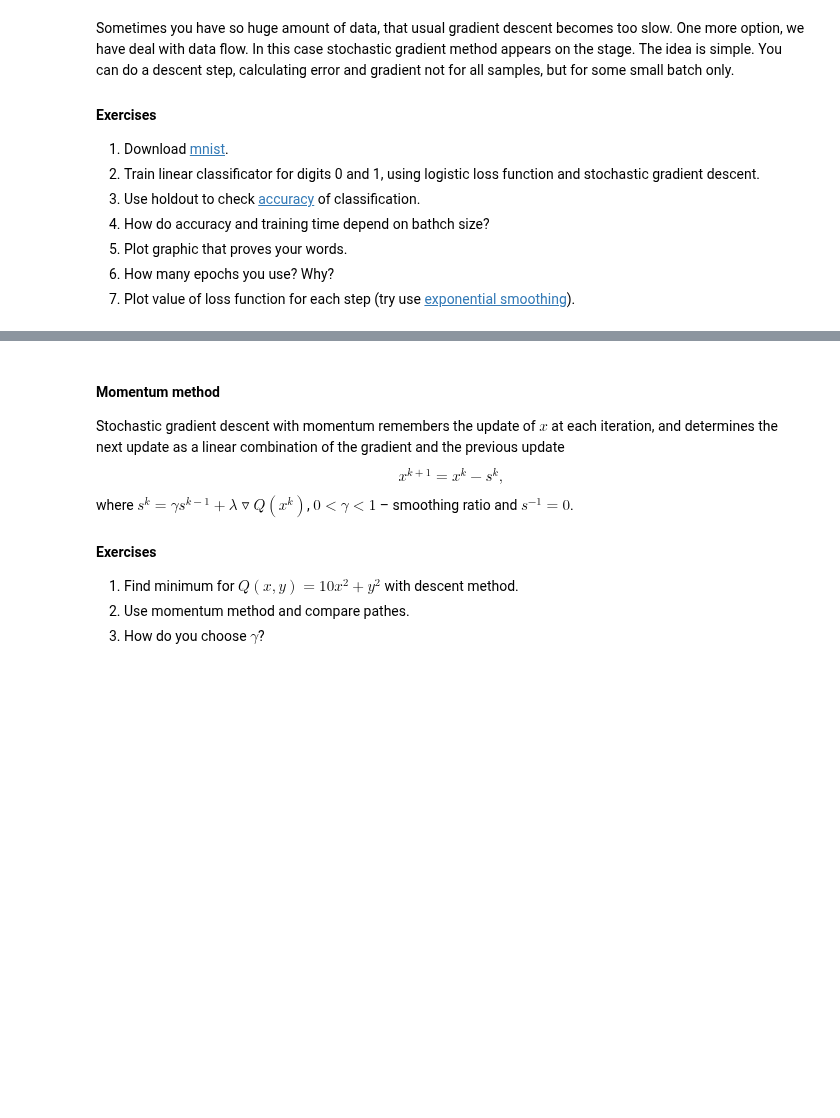
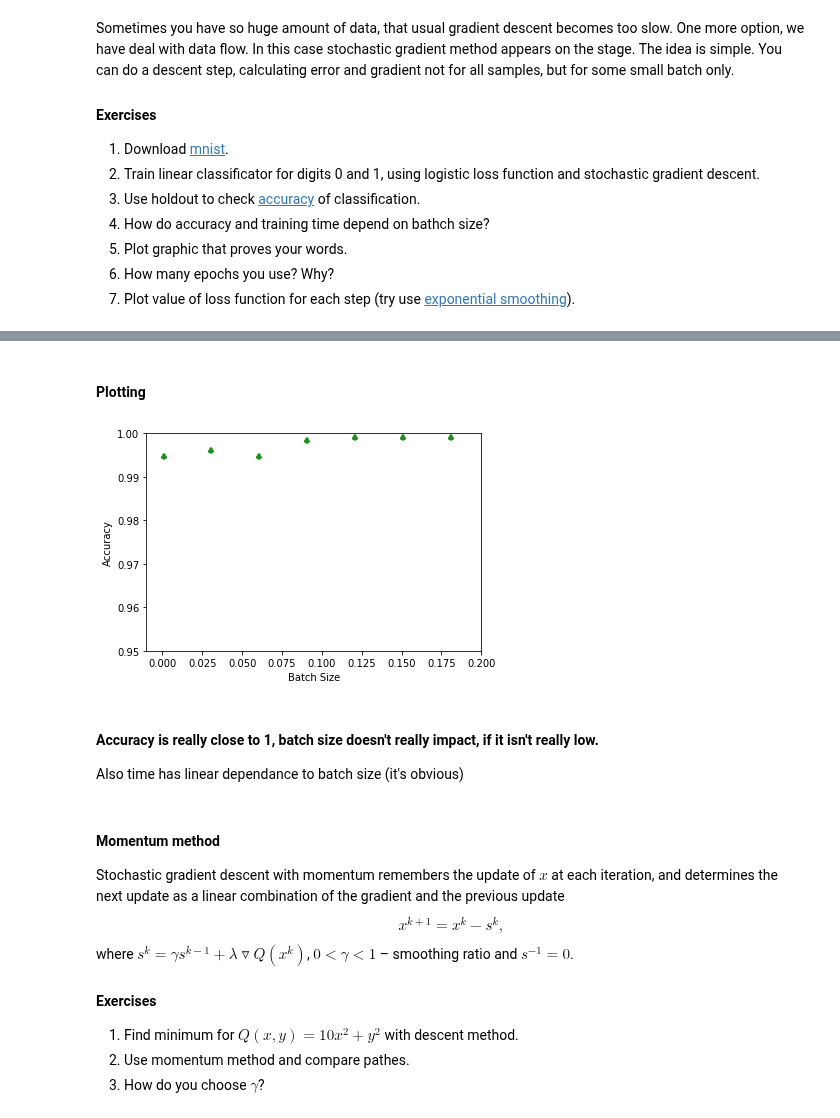
Before and after one commit to peinrules/Darin, a Jupyter notebook: lab-1.ipynb, the cells around one changed output, grey strips where cells are left out. Saved outputs shown, nothing was run; the diff lists cells and outputs as text; code cells hidden in the pictures; blank space fills up the shorter version.

```diff
--- a/lab-1.ipynb
+++ b/lab-1.ipynb
@@ -304,7 +305,7 @@ grad = gradientR
 # %% [markdown]
 ## Gradient Descent
 # %%
-while abs(diff) >= 0.01:
+for i in range(5000):
     prevX, prevY = curX, curY
     curX = curX - Lambda * grad(curX, curY)[0]
     curY = curY - Lambda * grad(curX, curY)[1]
@@ -410,3 +421,15 @@ for i in range(len(testFeaturesBig)):
+# %%
+def predict(hypotesis, testFeatures, testLabels):
+    pred = hypotesis @ np.transpose(testFeatures)
+    total = 0
+    correct = 0
+    for i in range(len(testLabels)):
+        total += 1
+        if (testLabels[i] == 1 and pred[i] > 0) or (testLabels[i] == 0 and pred[i] < 0):
+            correct += 1
+    #print("Total predictions:", total, "\n Correct predictions:", correct, "\nAccuracy:",correct / total)
+    return correct / total
 # %%
-params = fit_and_classify(trainFeatures, trainLabels, testFeatures, testLabels)
+hypotesis = fit_and_classify(trainFeatures, trainLabels, 0.1, 50)
+print(predict(hypotesis, testFeatures, testLabels))
 # %% [output]
@@ -437,0 +439,12 @@ Accuracy: 0.8811
+# %%
+batchSizes = np.arange(0.0001, 0.2, 0.03)
+accuracies = np.empty(7)
+i = 0
+batchSize = 0.001
+while batchSize < 0.2:
+    hypotesis = fit_and_classify(trainFeatures, trainLabels, batchSize, 50)
+    accuracies[i] = predict(hypotesis, testFeatures, testLabels)
+    i += 1
+    batchSize += 0.03
+    print(batchSize)
+    #print(predict(hypotesis, testFeatures, testLabels))
@@ -438,3 +459,16 @@ Accuracy: 0.8811
+# %% [markdown]
+#### Plotting
+# %%
+plt.scatter(batchSizes, accuracies, c="g", alpha=0.8, marker=r'$\clubsuit$')
+plt.xlabel("Batch Size")
+plt.ylabel("Accuracy")
+plt.axis([-0.01, 0.2, 0.95, 1])
+plt.show()
+# %% [output]
+[figure, added]
+# %% [markdown]
+#### Accuracy is really close to 1, batch size doesn't really impact, if it isn't really low.
+Also time has linear dependance to batch size (it's obvious)
 # %% [markdown]
 #### Momentum method
 Stochastic gradient descent with momentum remembers the update of $x$ at each iteration, and determines the next update as a linear combination of the gradient and the previous update
```
Also changed, not shown: parts of 19 cells of this notebook.
